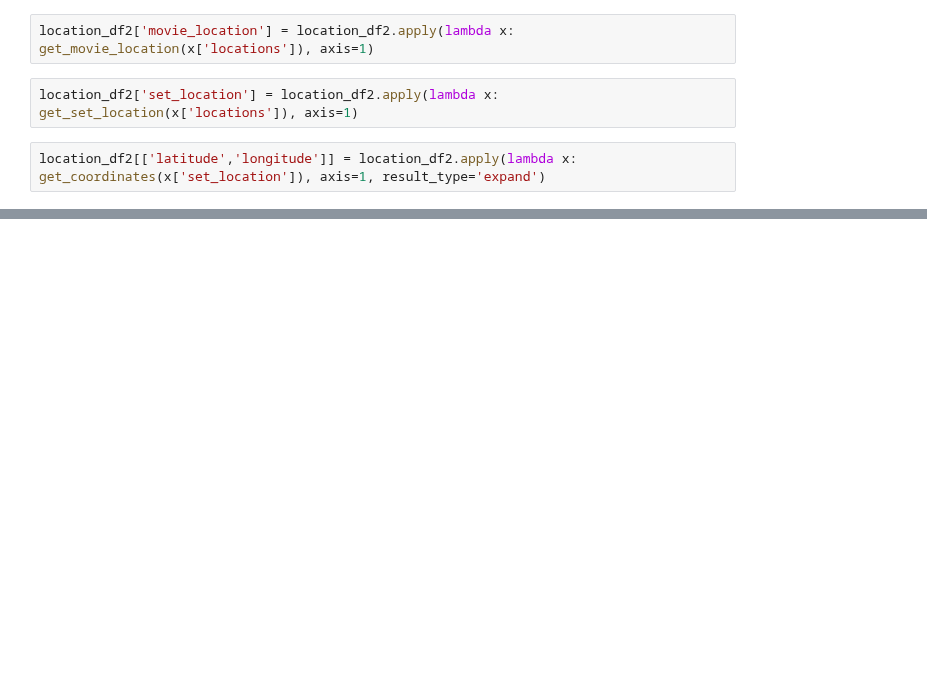
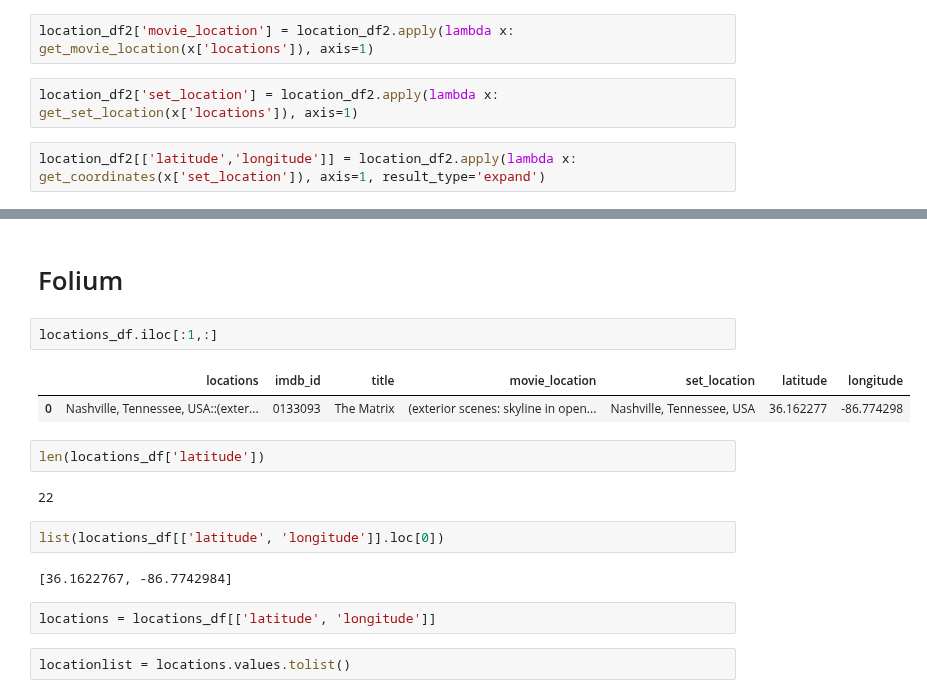
Before and after one commit to atathana/profanity_detector, a Jupyter notebook: notebooks/location tagger.ipynb, the cells around one changed output, grey strips where cells are left out. Drawn from its saved outputs; the diff is of its cells as text; blank space fills up the shorter version.

```diff
--- a/notebooks/location tagger.ipynb
+++ b/notebooks/location tagger.ipynb
@@ -207,0 +312,19 @@ enrich_locations(locations_df)
+# %% [markdown]
+# Folium
+# %%
+locations_df.iloc[:1,:]
+# %% [output]
+|  | locations | imdb_id | title | movie_location | set_location | latitude | longitude |
+| 0 | Nashville, Tennessee, USA::(exter... | 0133093 | The Matrix | (exterior scenes: skyline in open... | Nashville, Tennessee, USA | 36.162277 | -86.774298 |
+# %%
+len(locations_df['latitude'])
+# %% [output]
+22
+# %%
+list(locations_df[['latitude', 'longitude']].loc[0])
+# %% [output]
+[36.1622767, -86.7742984]
+# %%
+locations = locations_df[['latitude', 'longitude']]
+# %%
+locationlist = locations.values.tolist()
```
Also changed, not shown: parts of 19 cells of this notebook, 2 other files.
